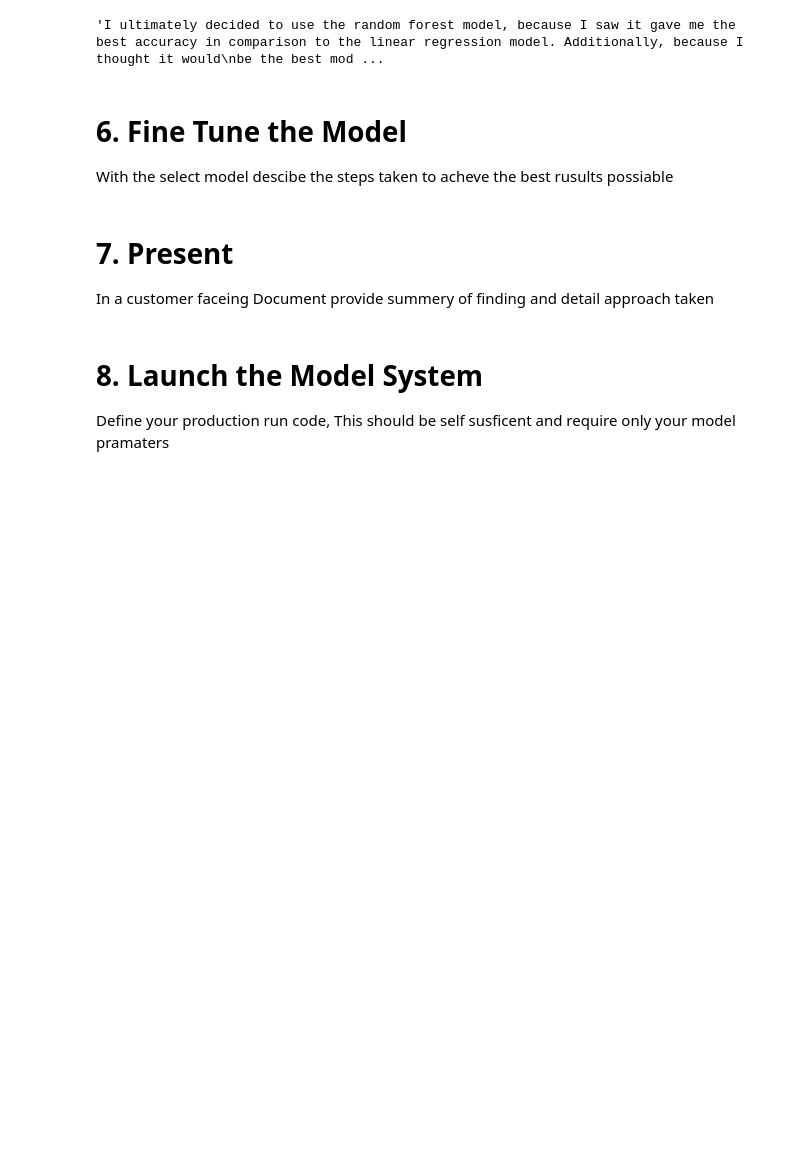
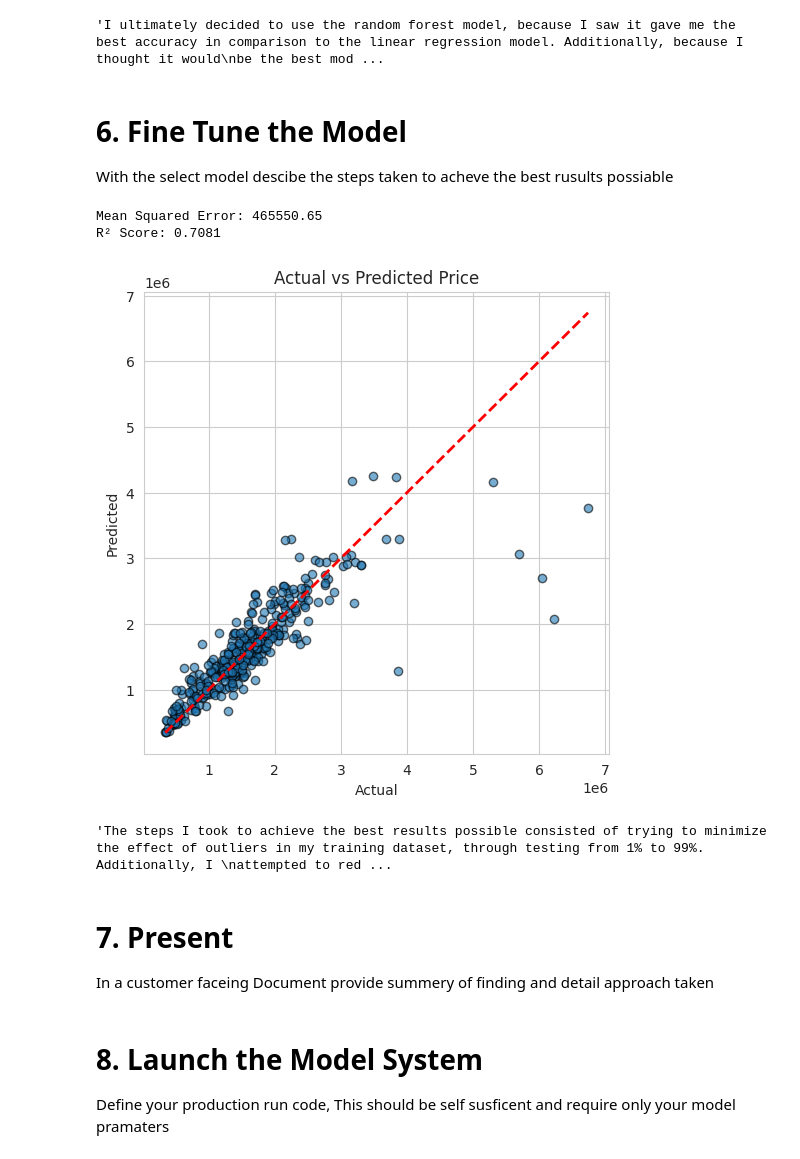
Before and after one commit to Nuyrican2/ML-AI, a Jupyter notebook: Project_2/Project_2.ipynb, the cells around one changed output. Cells and saved outputs as stored; diff of their text form; code cells hidden in the pictures; blank space fills up the shorter version.

Commit message:
Tested Random Forest w/ Improved Hyperparameters

```diff
--- a/Project_2/Project_2.ipynb
+++ b/Project_2/Project_2.ipynb
@@ -185,6 +185,45 @@ R² Score: 0.6975
 # 6. Fine Tune the Model
 
 With the select model descibe the steps taken to acheve the best rusults possiable
+# %%
+# Random Forest Model Version 1.2
+import numpy as np
+from sklearn.model_selection import train_test_split
+from sklearn.ensemble import RandomForestRegressor
+from sklearn.metrics import mean_squared_error, r2_score
+import matplotlib.pyplot as plt
+
+#I fine tuned the parameters, and improved my accuracy to above 70.8%.
+model = RandomForestRegressor(n_estimators=300, max_depth=15, min_samples_split=10, min_samples_leaf=5, random_state=42, n_jobs=-1)
+
+
+model.fit(x_train, y_train)
+
+y_pred = model.predict(x_test)
+
+mse = np.sqrt(mean_squared_error(y_test, y_pred))
+r2 = r2_score(y_test, y_pred)
+
+print(f"Mean Squared Error: {mse:.2f}")
+print(f"R² Score: {r2:.4f}")
+
+plt.figure(figsize=(6,6))
+plt.scatter(y_test, y_pred, alpha=0.6, edgecolor='k')
+plt.plot([y_test.min(), y_test.max()], [y_test.min(), y_test.max()], 'r--', linewidth=2)
+plt.xlabel("Actual")
+plt.ylabel("Predicted")
+plt.title("Actual vs Predicted Price")
+plt.show()
+
+
+"""The steps I took to achieve the best results possible consisted of trying to minimize the effect of outliers in my training dataset, through testing from 1% to 99%. Additionally, I
+attempted to reduce overfitting in the model, through changing the hyperparamters of the random forest model. In doing so, I was able to improve my accuracy to the best so far, but
+it was only marginal."""
+# %% [output]
+Mean Squared Error: 465550.65
+R² Score: 0.7081
+[figure, added]
+'The steps I took to achieve the best results possible consisted of trying to minimize the effect of outliers in my training dataset, through testing from 1% to 99%. Additionally, I \nattempted to red ...
 # %% [markdown]
 # 7. Present
 In a customer faceing Document provide summery of finding and detail approach taken
```
Also changed, not shown: parts of 1 cell of this notebook.
